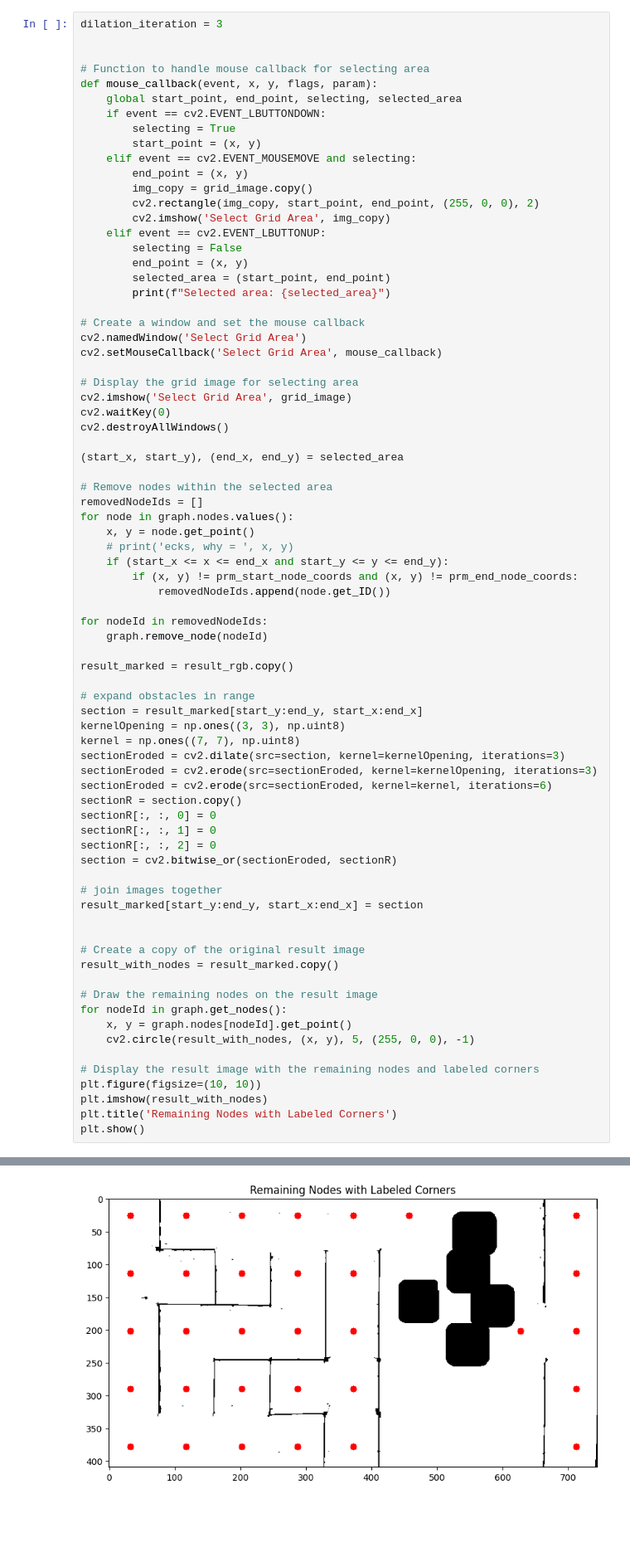
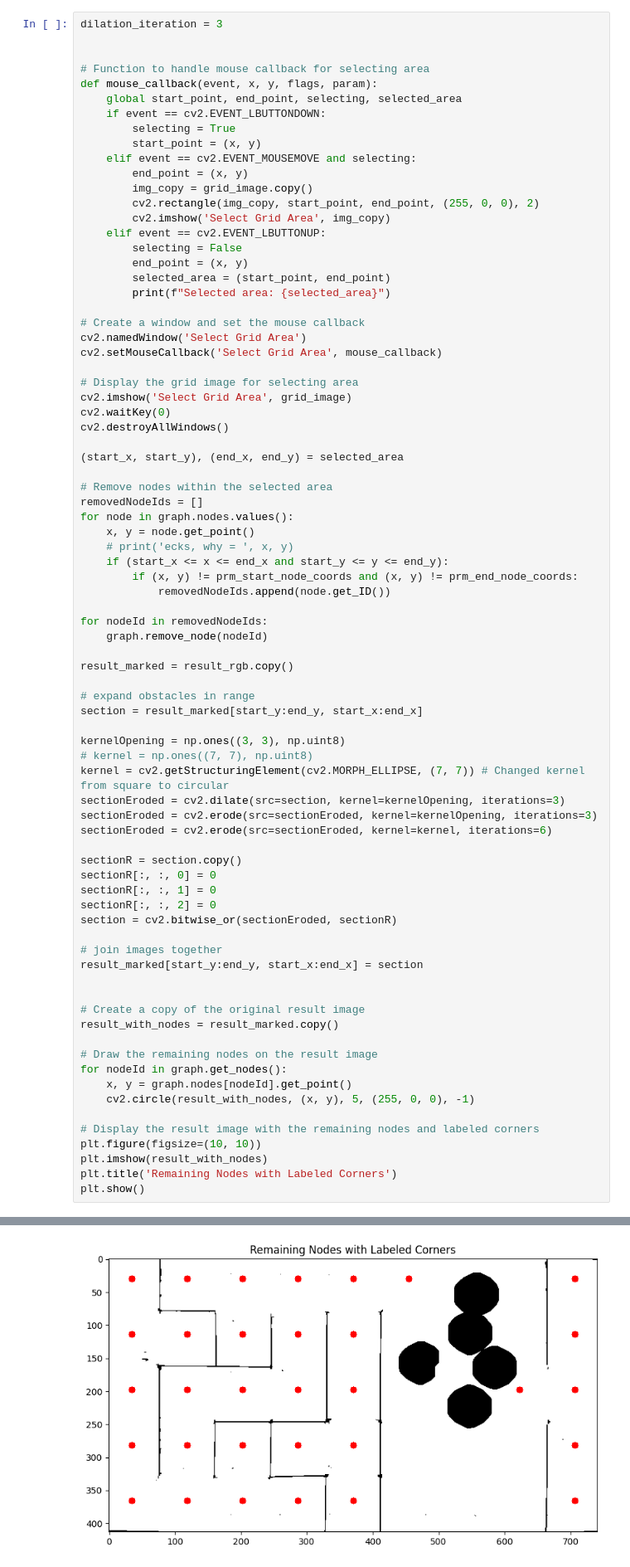
Before and after one commit to mumslayer69/micromouse3100, a Jupyter notebook: path_planning/3.3_path.ipynb, the cells around one changed output, grey strips where cells are left out. Shown at 83% size. Saved outputs shown, nothing was run; the diff lists cells and outputs as text; blank space fills up the shorter version.

Commit message:
Changed the kernel from square to circular to buffer zones are circular

```diff
--- a/path_planning/3.3_path.ipynb
+++ b/path_planning/3.3_path.ipynb
@@ -455,11 +455,14 @@ result_marked = result_rgb.copy()
 
 # expand obstacles in range
 section = result_marked[start_y:end_y, start_x:end_x]
+
 kernelOpening = np.ones((3, 3), np.uint8)
-kernel = np.ones((7, 7), np.uint8)
+# kernel = np.ones((7, 7), np.uint8)
+kernel = cv2.getStructuringElement(cv2.MORPH_ELLIPSE, (7, 7)) # Changed kernel from square to circular
 sectionEroded = cv2.dilate(src=section, kernel=kernelOpening, iterations=3)
 sectionEroded = cv2.erode(src=sectionEroded, kernel=kernelOpening, iterations=3)
 sectionEroded = cv2.erode(src=sectionEroded, kernel=kernel, iterations=6)
+
 sectionR = section.copy()
 sectionR[:, :, 0] = 0
 sectionR[:, :, 1] = 0
@@ -488,4 +491,4 @@ Selected area: ((442, 12), (644, 396))
-[figure, old version]
+[figure, new version]
 # %% [markdown]
 ## 9 PRM
 
```
Also changed, not shown: parts of 10 cells of this notebook, 2 other files.
